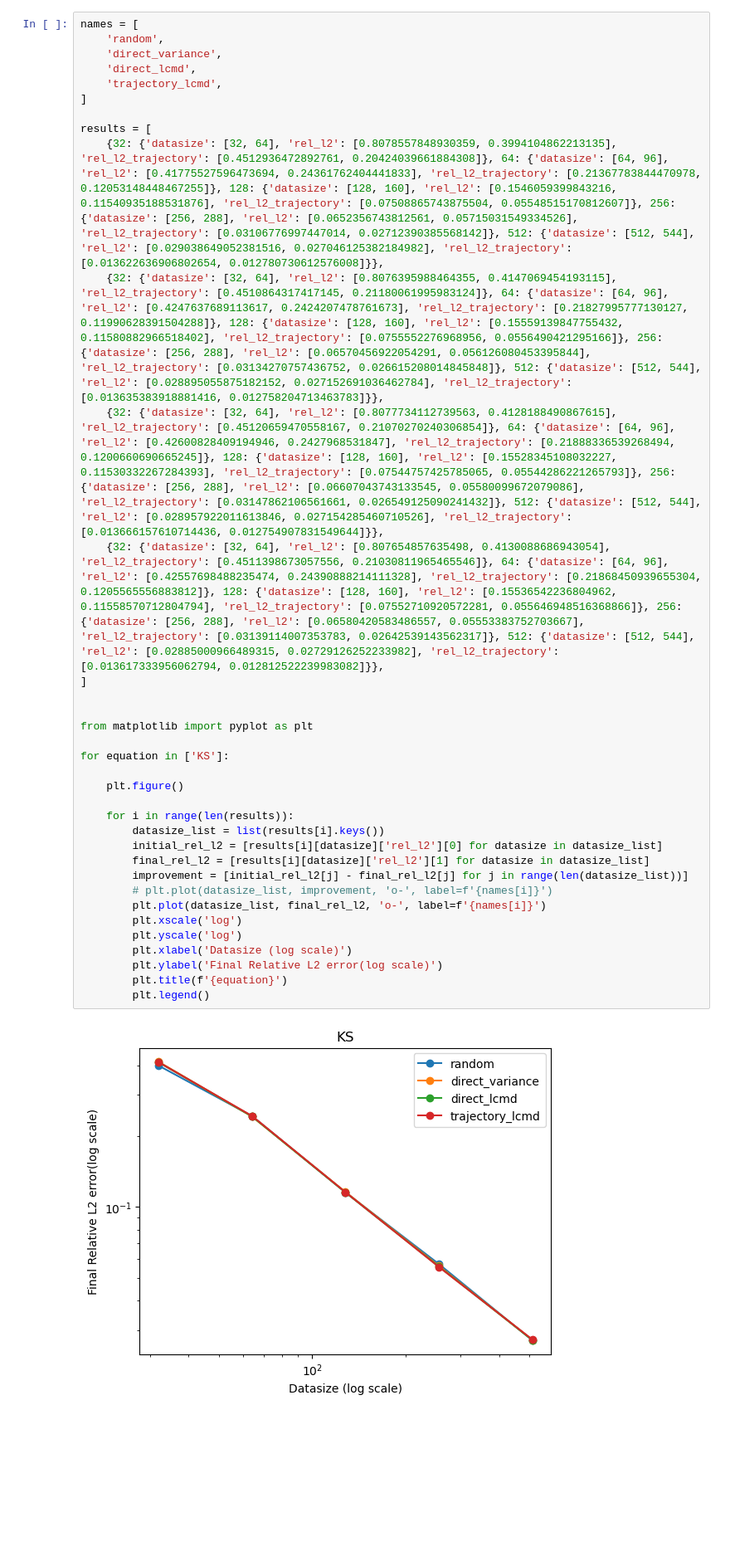
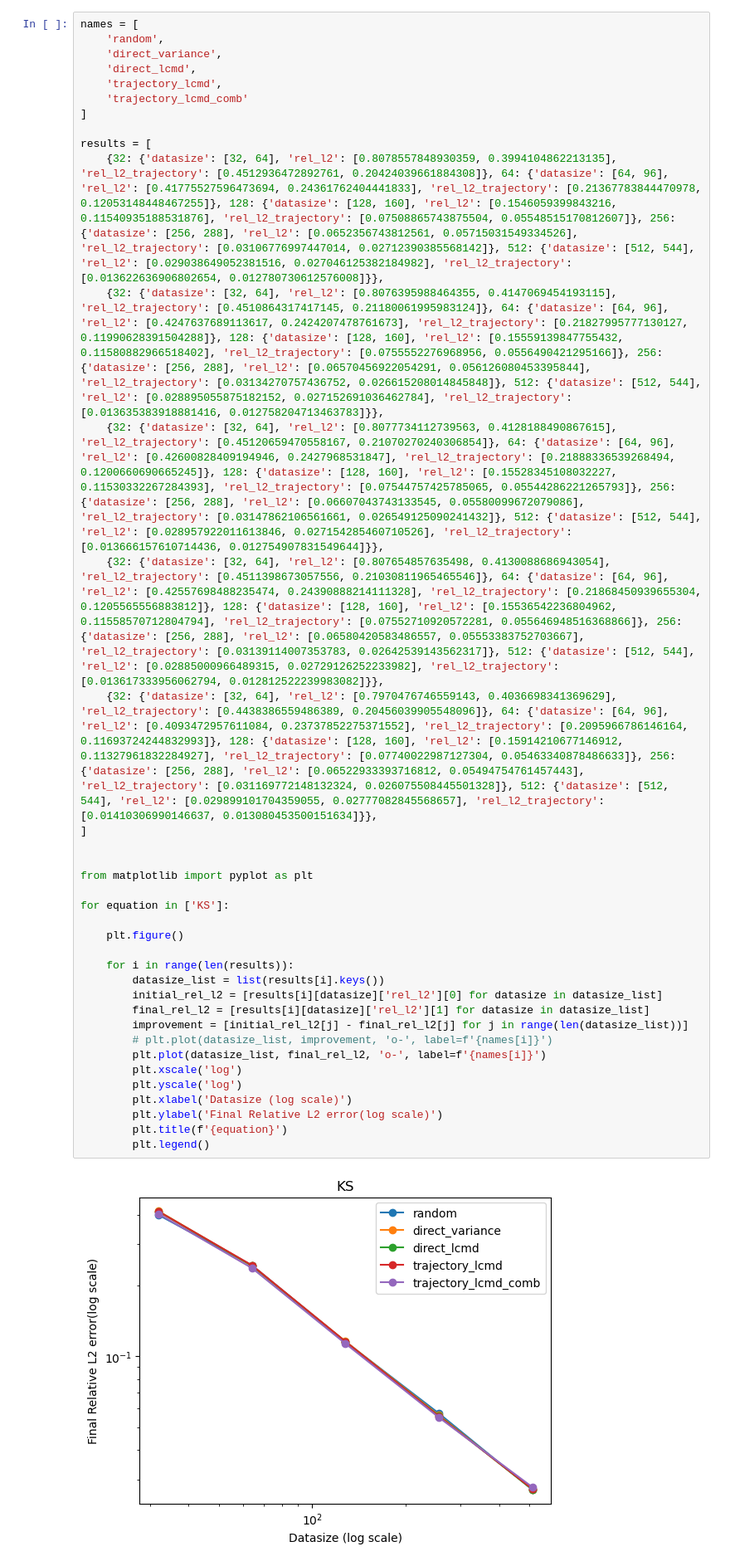
Before and after one commit to yegonkim/stap, a Jupyter notebook: plot_results.ipynb, the cells around one changed output. Shown at 83% size. Cells and saved outputs as stored; diff of their text form; blank space fills up the shorter version.

```diff
--- a/plot_results.ipynb
+++ b/plot_results.ipynb
@@ -210,34 +210,36 @@ names = [
     'direct_variance',
     'direct_lcmd',
     'trajectory_lcmd',
+    'trajectory_lcmd_comb'
 ]
 
 results = [
     {32: {'datasize': [32, 64], 'rel_l2': [0.8078557848930359, 0.3994104862213135], 'rel_l2_trajectory': [0.4512936472892761, 0.20424039661884308]}, 64: {'datasize': [64, 96], 'rel_l2': [0.41775527596473694, 0.24361762404441833], 'rel_l2_trajectory': [0.21367783844470978, 0.12053148448467255]}, 128: {'datasize': [128, 160], 'rel_l2': [0.1546059399843216, 0.11540935188531876], 'rel_l2_trajectory': [0.07508865743875504, 0.05548515170812607]}, 256: {'datasize': [256, 288], 'rel_l2': [0.0652356743812561, 0.05715031549334526], 'rel_l2_trajectory': [0.03106776997447014, 0.02712390385568142]}, 512: {'datasize': [512, 544], 'rel_l2': [0.029038649052381516, 0.027046125382184982], 'rel_l2_trajectory': [0.013622636906802654, 0.012780730612576008]}},
     {32: {'datasize': [32, 64], 'rel_l2': [0.8076395988464355, 0.4147069454193115], 'rel_l2_trajectory': [0.4510864317417145, 0.21180061995983124]}, 64: {'datasize': [64, 96], 'rel_l2': [0.4247637689113617, 0.2424207478761673], 'rel_l2_trajectory': [0.21827995777130127, 0.11990628391504288]}, 128: {'datasize': [128, 160], 'rel_l2': [0.15559139847755432, 0.11580882966518402], 'rel_l2_trajectory': [0.0755552276968956, 0.0556490421295166]}, 256: {'datasize': [256, 288], 'rel_l2': [0.06570456922054291, 0.056126080453395844], 'rel_l2_trajectory': [0.03134270757436752, 0.026615208014845848]}, 512: {'datasize': [512, 544], 'rel_l2': [0.028895055875182152, 0.027152691036462784], 'rel_l2_trajectory': [0.013635383918881416, 0.012758204713463783]}},
     {32: {'datasize': [32, 64], 'rel_l2': [0.8077734112739563, 0.4128188490867615], 'rel_l2_trajectory': [0.45120659470558167, 0.21070270240306854]}, 64: {'datasize': [64, 96], 'rel_l2': [0.42600828409194946, 0.2427968531847], 'rel_l2_trajectory': [0.21888336539268494, 0.1200660690665245]}, 128: {'datasize': [128, 160], 'rel_l2': [0.15528345108032227, 0.11530332267284393], 'rel_l2_trajectory': [0.07544757425785065, 0.05544286221265793]}, 256: {'datasize': [256, 288], 'rel_l2': [0.06607043743133545, 0.05580099672079086], 'rel_l2_trajectory': [0.03147862106561661, 0.026549125090241432]}, 512: {'datasize': [512, 544], 'rel_l2': [0.028957922011613846, 0.027154285460710526], 'rel_l2_trajectory': [0.013666157610714436, 0.012754907831549644]}},
     {32: {'datasize': [32, 64], 'rel_l2': [0.807654857635498, 0.4130088686943054], 'rel_l2_trajectory': [0.4511398673057556, 0.21030811965465546]}, 64: {'datasize': [64, 96], 'rel_l2': [0.42557698488235474, 0.24390888214111328], 'rel_l2_trajectory': [0.21868450939655304, 0.1205565556883812]}, 128: {'datasize': [128, 160], 'rel_l2': [0.15536542236804962, 0.11558570712804794], 'rel_l2_trajectory': [0.07552710920572281, 0.055646948516368866]}, 256: {'datasize': [256, 288], 'rel_l2': [0.06580420583486557, 0.05553383752703667], 'rel_l2_trajectory': [0.03139114007353783, 0.02642539143562317]}, 512: {'datasize': [512, 544], 'rel_l2': [0.02885000966489315, 0.02729126252233982], 'rel_l2_trajectory': [0.013617333956062794, 0.012812522239983082]}},
+    {32: {'datasize': [32, 64], 'rel_l2': [0.7970476746559143, 0.4036698341369629], 'rel_l2_trajectory': [0.4438386559486389, 0.20456039905548096]}, 64: {'datasize': [64, 96], 'rel_l2': [0.4093472957611084, 0.23737852275371552], 'rel_l2_trajectory': [0.2095966786146164, 0.11693724244832993]}, 128: {'datasize': [128, 160], 'rel_l2': [0.15914210677146912, 0.11327961832284927], 'rel_l2_trajectory': [0.07740022987127304, 0.05463340878486633]}, 256: {'datasize': [256, 288], 'rel_l2': [0.06522933393716812, 0.05494754761457443], 'rel_l2_trajectory': [0.031169772148132324, 0.026075508445501328]}, 512: {'datasize': [512, 544], 'rel_l2': [0.029899101704359055, 0.02777082845568657], 'rel_l2_trajectory': [0.01410306990146637, 0.013080453500151634]}},
 ]
 
 
 from matplotlib import pyplot as plt
 
 for equation in ['KS']:
 
     plt.figure()
 
     for i in range(len(results)):
         datasize_list = list(results[i].keys())
         initial_rel_l2 = [results[i][datasize]['rel_l2'][0] for datasize in datasize_list]
         final_rel_l2 = [results[i][datasize]['rel_l2'][1] for datasize in datasize_list]
         improvement = [initial_rel_l2[j] - final_rel_l2[j] for j in range(len(datasize_list))]
         # plt.plot(datasize_list, improvement, 'o-', label=f'{names[i]}')
         plt.plot(datasize_list, final_rel_l2, 'o-', label=f'{names[i]}')
         plt.xscale('log')
         plt.yscale('log')
         plt.xlabel('Datasize (log scale)')
         plt.ylabel('Final Relative L2 error(log scale)')
         plt.title(f'{equation}')
         plt.legend()
 # %% [output]
-[figure, old version]
+[figure, new version]
```
Also changed, not shown: parts of 5 cells of this notebook, 34 other files.
